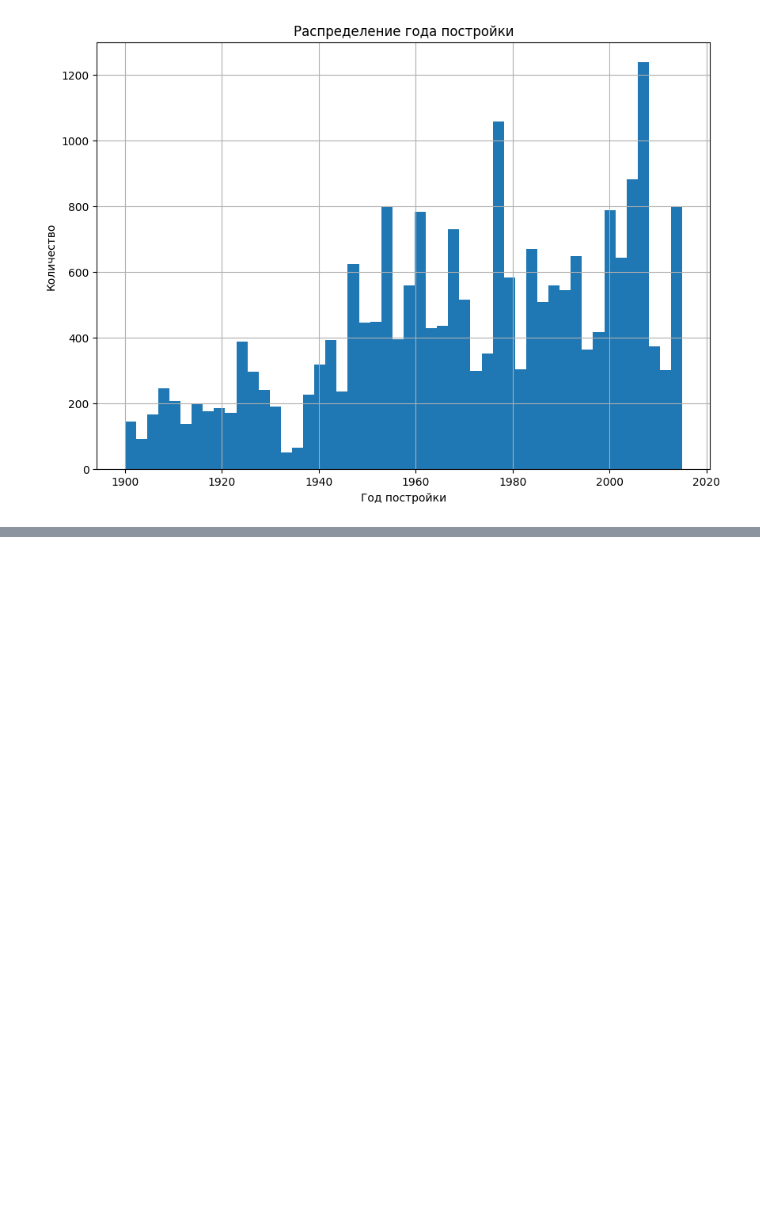
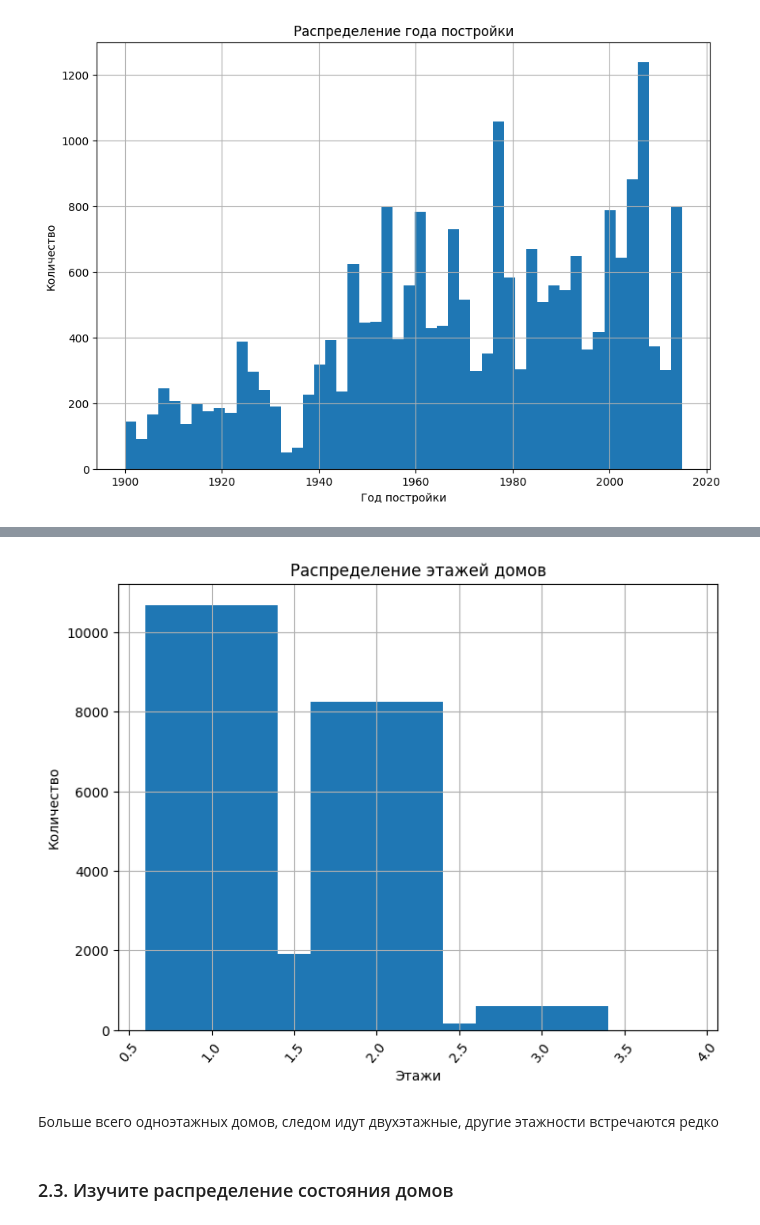
Before and after one commit to Olga643/Example, a Jupyter notebook: Untitled21.ipynb, the cells around one changed output, grey strips where cells are left out. Cells and saved outputs as stored; diff of their text form; code cells hidden in the pictures; blank space fills up the shorter version.

```diff
--- a/Untitled21.ipynb
+++ b/Untitled21.ipynb
@@ -139,0 +164,3 @@ plt.grid()
+# %%
+data1 = df['floors'].value_counts()
+data1
@@ -139,0 +175,14 @@ plt.grid()
+# %%
+plt.figure(figsize=(8, 6))
+plt.bar(data1.index, data1.values)
+plt.xticks(rotation=50)
+plt.xlabel('Этажи')
+plt.ylabel('Количество')
+plt.title('Распределение этажей домов');
+plt.grid();
+# %% [output]
+[figure, added]
+# %% [markdown]
+ Больше всего одноэтажных домов, следом идут двухэтажные, другие этажности встречаются редко
+# %% [markdown]
+### 2.3. Изучите распределение состояния домов
```
Also changed, not shown: parts of 16 cells of this notebook.
